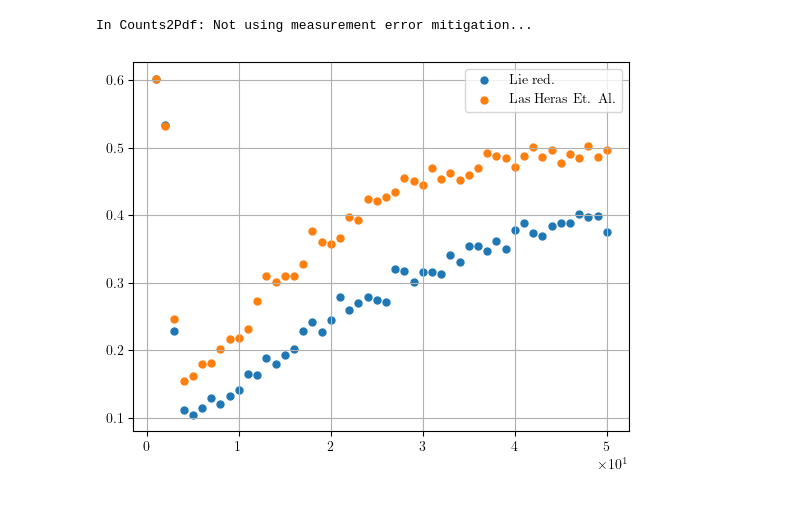
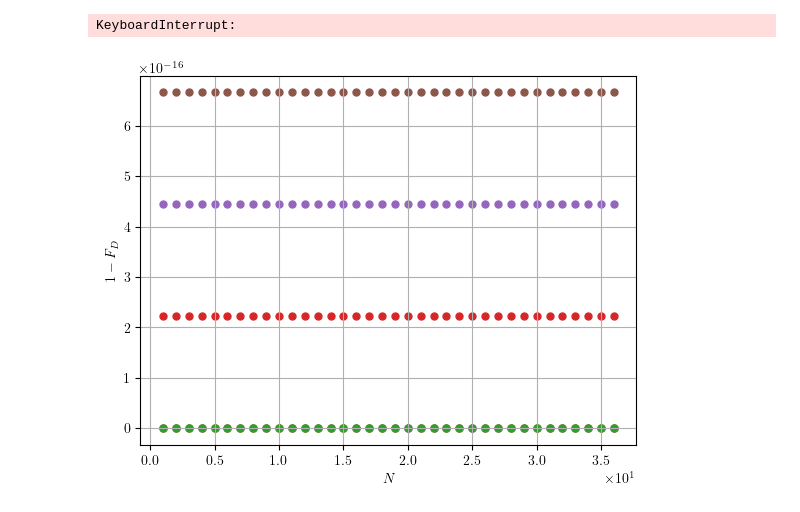
Before and after one commit to DiegoHerrera262/Thesis2020, a Jupyter notebook: PyHeisenberg/QASM_Benchmarking.ipynb, the cells around one changed output. Drawn from its saved outputs; the diff is of its cells as text; code cells hidden in the pictures.

```diff
--- a/PyHeisenberg/QASM_Benchmarking.ipynb
+++ b/PyHeisenberg/QASM_Benchmarking.ipynb
@@ -146,16 +227,45 @@ In Counts2Pdf: Not using measurement error mitigation...
-# %%
-naiveErrorData = naiveAnalyzer.pdfErrorStepsData(
-    MAX_STEPS=50,
-    t=2.1,
-    saveToFile=False,
-    # measurementFitter=measurementFitter
-)
-# %% [output]
-In Counts2Pdf: Not using measurement error mitigation...
-# %%
-plt.scatter(*testErrorData, label="Lie red.")
-plt.scatter(*naiveErrorData, label="Las Heras Et. Al.")
-plt.legend()
-plt.show()
-# %% [output]
-[figure, removed]
+# %%
+benchmarkGraph = HeisenbergGraph(
+    spinInteractions={
+        (0, 1): [0.5, 1.0, 0.25],
+        (1, 2): [0.5, 1.0, 0.25],
+        (2, 3): [0.5, 1.0, 0.25],
+        (3, 4): [0.5, 1.0, 0.25],
+    },
+    externalField={
+        0: [1.0, 0.25, 0.5],
+        1: [1.0, 0.25, 0.5],
+        2: [1.0, 0.25, 0.5],
+        3: [1.0, 0.25, 0.5],
+        4: [1.0, 0.25, 0.5],
+    },
+    localSimulation=True,
+    backendName='qasm_simulator',
+    noisySimulation=False,
+    initialState=np.array([1 if idx == 1 else 0 for idx in range(2**5)])
+)
+benchmarkAnalyzer = DataAnalyzer(spinGraph=benchmarkGraph)
+# %%
+reps = 1
+MAX_STEPS = 36
+data = benchmarkAnalyzer.pdfErrorStepsPlot(
+    MAX_STEPS=MAX_STEPS,
+    times=[1,2,4,8,16,32],
+    reps=reps
+)
+meanData = 1/reps * sum(rep for rep in data)
+stdData = np.sqrt(1/reps * sum((rep - meanData)**2 for rep in data))
+# %% [output]
+KeyboardInterrupt:
+# %%
+infidelities = 1 - meanData
+# %%
+STEPS = [idx for idx in range(1, MAX_STEPS+1)]
+for dataset, std in zip(infidelities, stdData):
+    plt.scatter(STEPS, dataset)
+    # plt.errorbar(STEPS, dataset, yerr=std, fmt="--o", capsize=5)
+plt.xlabel(r'$N$')
+plt.ylabel(r'$1-F_D$')
+plt.show()
+# %% [output]
+[figure, added]
```
Also changed, not shown: parts of 28 cells of this notebook, 50 other files.
